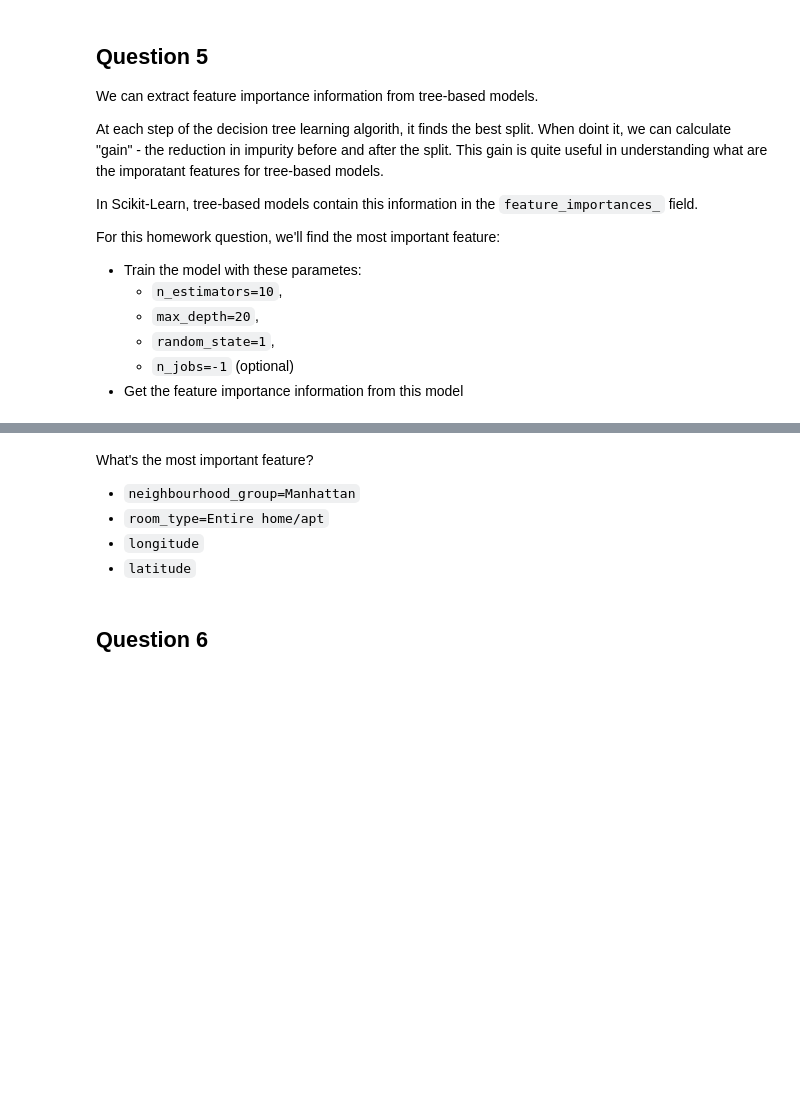
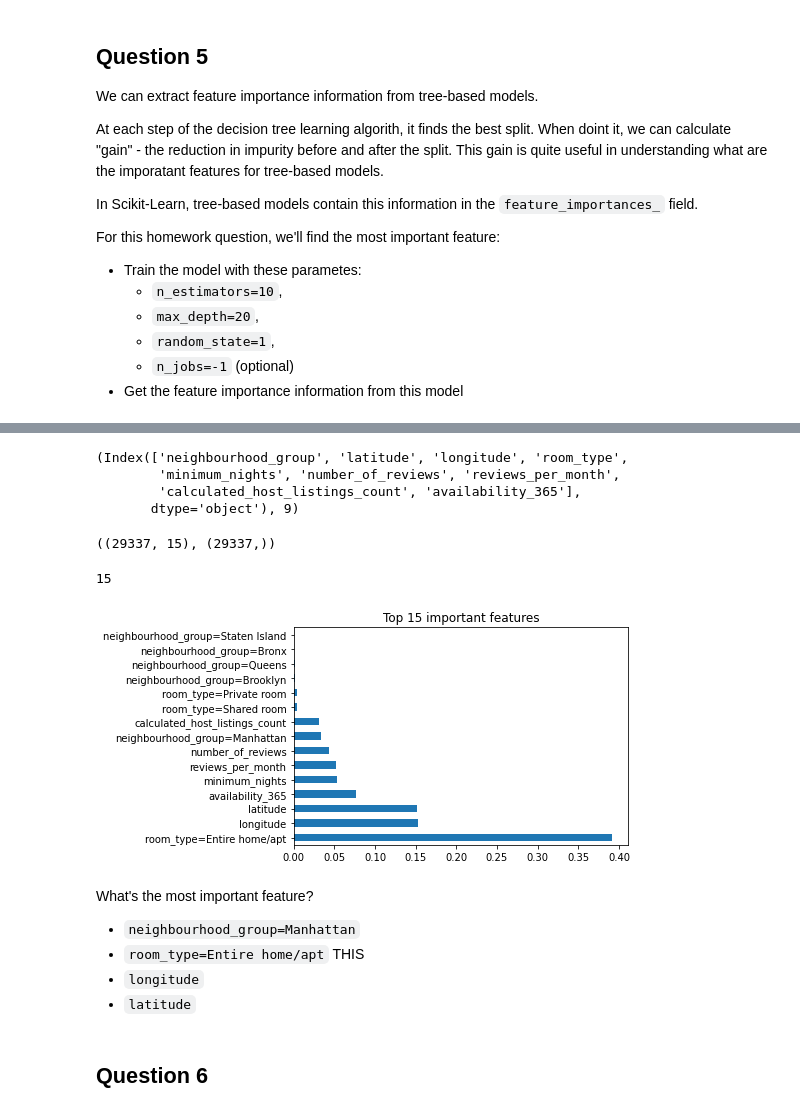
Before and after one commit to BountyHunter1999/Machine-Learning-Zoom-Camp, a Jupyter notebook: Homeworks/Homework #6.ipynb, the cells around one changed output, grey strips where cells are left out. Cells and saved outputs as stored; diff of their text form; code cells hidden in the pictures; blank space fills up the shorter version.

```diff
--- a/Homeworks/Homework #6.ipynb
+++ b/Homeworks/Homework #6.ipynb
@@ -239,3 +349,9 @@ For this homework question, we'll find the most important feature:
     * `random_state=1`,
     * `n_jobs=-1` (optional)
 * Get the feature importance information from this model
+# %%
+rf = RandomForestRegressor(n_estimators=10,
+                          n_jobs=-1,
+                          max_depth=20,
+                          random_state=1,
+                           )
@@ -241,0 +362,4 @@ For this homework question, we'll find the most important feature:
+# %%
+rf.fit(X_train, y_train)
+
+y_pred = rf.predict(X_val)
@@ -241,0 +372,7 @@ For this homework question, we'll find the most important feature:
+# %%
+df_train.columns, len(df_train.columns)
+# %% [output]
+(Index(['neighbourhood_group', 'latitude', 'longitude', 'room_type',
+        'minimum_nights', 'number_of_reviews', 'reviews_per_month',
+        'calculated_host_listings_count', 'availability_365'],
+       dtype='object'), 9)
@@ -242,8 +381,27 @@ For this homework question, we'll find the most important feature:
+# %%
+train_dicts = df_train.to_dict(orient='records')
+dv = DictVectorizer(sparse=False)
+X_train = dv.fit_transform(train_dicts)
+# %%
+X_train.shape, y_train.shape
+# %% [output]
+((29337, 15), (29337,))
+# %%
+rf.n_features_
+# %% [output]
+15
+# %%
+feat_importances = pd.Series(rf.feature_importances_, index=dv.get_feature_names())
+feat_importances.nlargest(15).plot(kind='barh')
+plt.title("Top 15 important features")
+plt.show()
+# %% [output]
+[figure, added]
 # %% [markdown]
 What's the most important feature?
 
 * `neighbourhood_group=Manhattan`
-* `room_type=Entire home/apt`
+* `room_type=Entire home/apt`	 THIS
 * `longitude`
 * `latitude`
 # %% [markdown]
```
Also changed, not shown: parts of 29 cells of this notebook.
